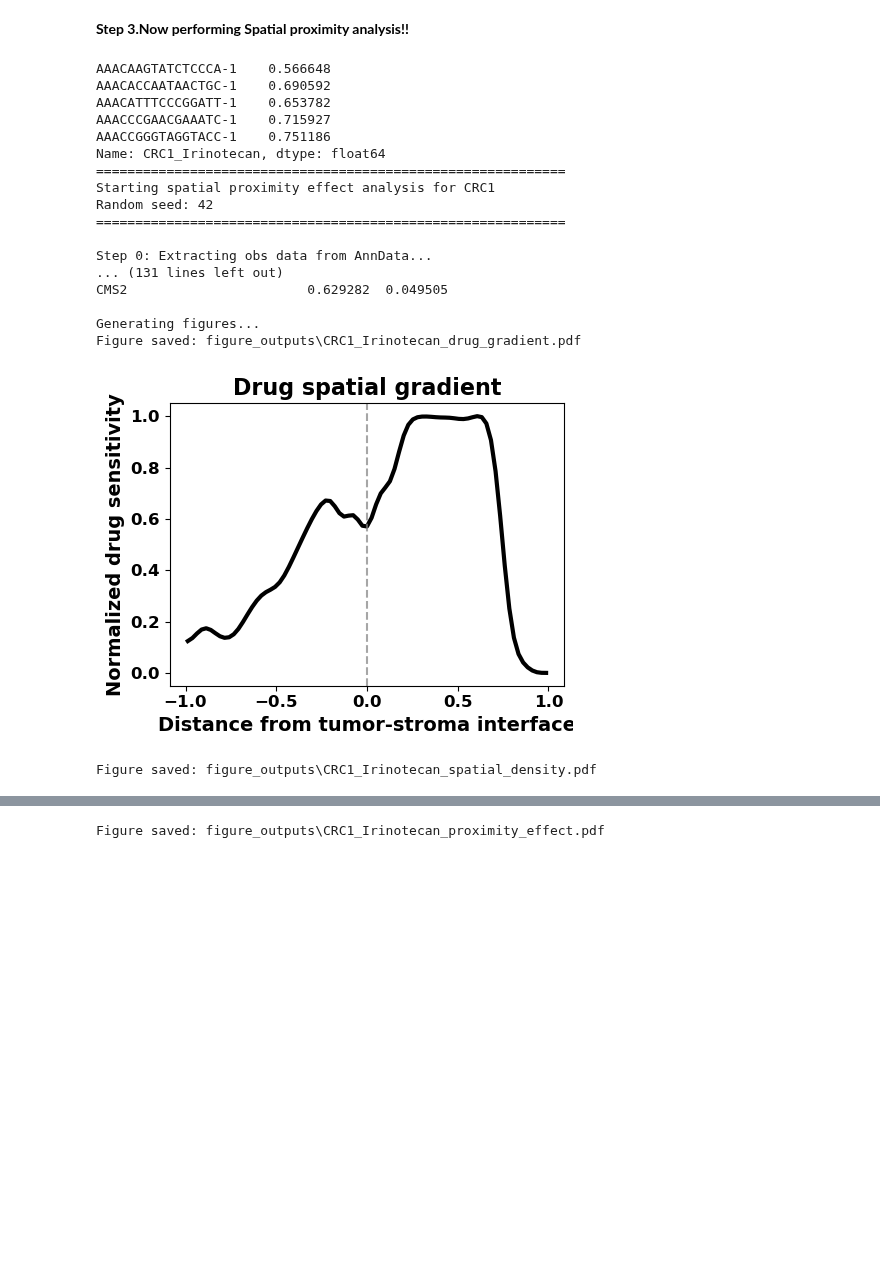
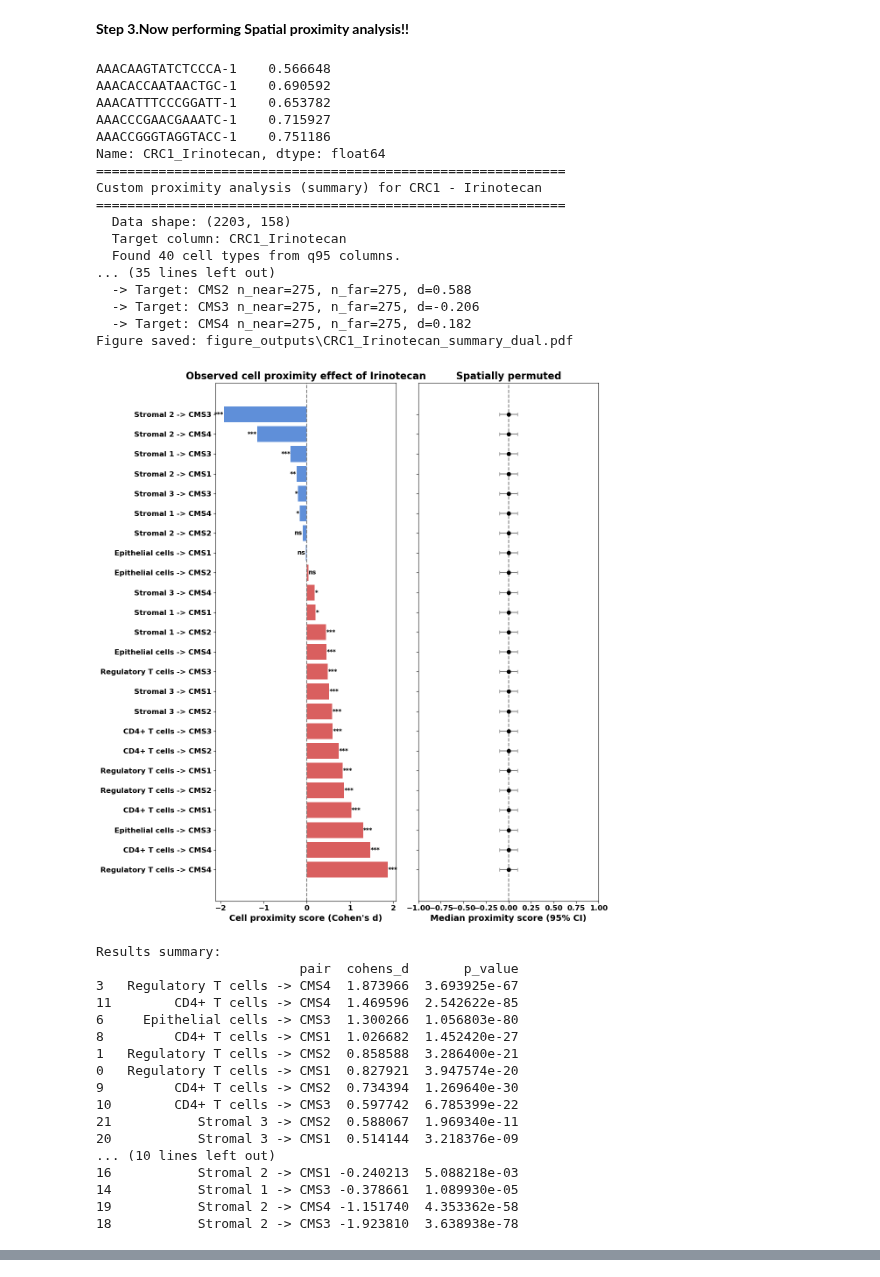
Before and after one commit to ricardoliuhong/DeepTNR, a Jupyter notebook: DeepTNR_Tutorial.ipynb, the cells around one changed output, grey strips where cells are left out. Drawn from its saved outputs; the diff is of its cells as text; code cells hidden in the pictures; blank space fills up the shorter version.

```diff
--- a/DeepTNR_Tutorial.ipynb
+++ b/DeepTNR_Tutorial.ipynb
@@ -213,53 +213,77 @@ RESULTS SUMMARY
 # %%
 import pandas as pd
 import scanpy as sc
 import Spatial_proximity_effect
 adata = sc.read_h5ad('CRC1_updated.h5ad')  ###AnnData object with cell deconvolution results!!!!
                                            ###You should also perform such operations on your AnnData object!!
 
 
 
 def add_drug_sensitivity(adata, csv_path, drug_name):
     data = pd.read_csv(csv_path, index_col=0)
     col = data.columns[0] if data.shape[1] == 1 else [c for c in data.columns if drug_name in c][0]
     adata.obs[f"CRC1_{drug_name}"] = adata.obs.index.map(data[col].to_dict())
     return adata
 
 adata = add_drug_sensitivity(adata, "CRC1_Irinotecan.csv", "Irinotecan")
 print(adata.obs.CRC1_Irinotecan.head())
 
-results = Spatial_proximity_effect.analyze_spatial_proximity_effect(
-    adata=adata,
-    drug_name="Irinotecan",
-    sample_id="CRC1",
-    n_perm=100,           # number of permutations
-    radius=0.2,           # neighborhood radius
-    min_neighbors=50,     # minimum number of neighbors
-    save_figures=True,
-    output_dir="figure_outputs",
-    verbose=True,
-    random_seed=42
-)
 
-# View results
-print(results['proximity_scores'])
+
+if __name__ == "__main__":
+    result = Spatial_proximity_effect.analyze_spatial_proximity_effect(
+        adata=adata,
+        drug_name="Irinotecan",
+        sample_id="CRC1",
+        effector_celltypes=['Regulatory T cells','Epithelial cells','CD4+ T cells','Stromal 1','Stromal 2','Stromal 3'],
+        target_celltypes=['CMS1', 'CMS2', 'CMS3', 'CMS4'],
+       effector_quantile=0.75,
+        #target_quantile=0.75,
+        cutoff=None,
+        comparison='farthest',
+        min_pairs=50,
+        n_perm=50,
+        save_figures=True,
+        output_dir="figure_outputs",
+        verbose=True
+    )
+
+    if result is not None:
+        print("\nResults summary:")
+        print(result['prox_df'].sort_values('cohens_d', ascending=False)[['pair', 'cohens_d', 'p_value']])
 # %% [output]
 AAACAAGTATCTCCCA-1    0.566648
 AAACACCAATAACTGC-1    0.690592
 AAACATTTCCCGGATT-1    0.653782
 AAACCCGAACGAAATC-1    0.715927
 AAACCGGGTAGGTACC-1    0.751186
 Name: CRC1_Irinotecan, dtype: float64
 ============================================================
-Starting spatial proximity effect analysis for CRC1
-Random seed: 42
+Custom proximity analysis (summary) for CRC1 - Irinotecan
 ============================================================
-
-Step 0: Extracting obs data from AnnData...
-... (131 lines left out)
-CMS2                       0.629282  0.049505
-
-Generating figures...
-Figure saved: figure_outputs\CRC1_Irinotecan_drug_gradient.pdf
+  Data shape: (2203, 158)
+  Target column: CRC1_Irinotecan
+  Found 40 cell types from q95 columns.
+... (35 lines left out)
+  -> Target: CMS2 n_near=275, n_far=275, d=0.588
+  -> Target: CMS3 n_near=275, n_far=275, d=-0.206
+  -> Target: CMS4 n_near=275, n_far=275, d=0.182
+Figure saved: figure_outputs\CRC1_Irinotecan_summary_dual.pdf
-[figure, old version]
+[figure, new version]
-Figure saved: figure_outputs\CRC1_Irinotecan_spatial_density.pdf
+Results summary:
+                          pair  cohens_d       p_value
+3   Regulatory T cells -> CMS4  1.873966  3.693925e-67
+11        CD4+ T cells -> CMS4  1.469596  2.542622e-85
+6     Epithelial cells -> CMS3  1.300266  1.056803e-80
+8         CD4+ T cells -> CMS1  1.026682  1.452420e-27
+1   Regulatory T cells -> CMS2  0.858588  3.286400e-21
+0   Regulatory T cells -> CMS1  0.827921  3.947574e-20
+9         CD4+ T cells -> CMS2  0.734394  1.269640e-30
+10        CD4+ T cells -> CMS3  0.597742  6.785399e-22
+21           Stromal 3 -> CMS2  0.588067  1.969340e-11
+20           Stromal 3 -> CMS1  0.514144  3.218376e-09
+... (10 lines left out)
+16           Stromal 2 -> CMS1 -0.240213  5.088218e-03
+14           Stromal 1 -> CMS3 -0.378661  1.089930e-05
+19           Stromal 2 -> CMS4 -1.151740  4.353362e-58
+18           Stromal 2 -> CMS3 -1.923810  3.638938e-78
@@ -267 +289,0 @@ Figure saved: figure_outputs\CRC1_Irinotecan_spatial_density.pdf
-Figure saved: figure_outputs\CRC1_Irinotecan_proximity_effect.pdf
```
Also changed, not shown: parts of 4 cells of this notebook.
